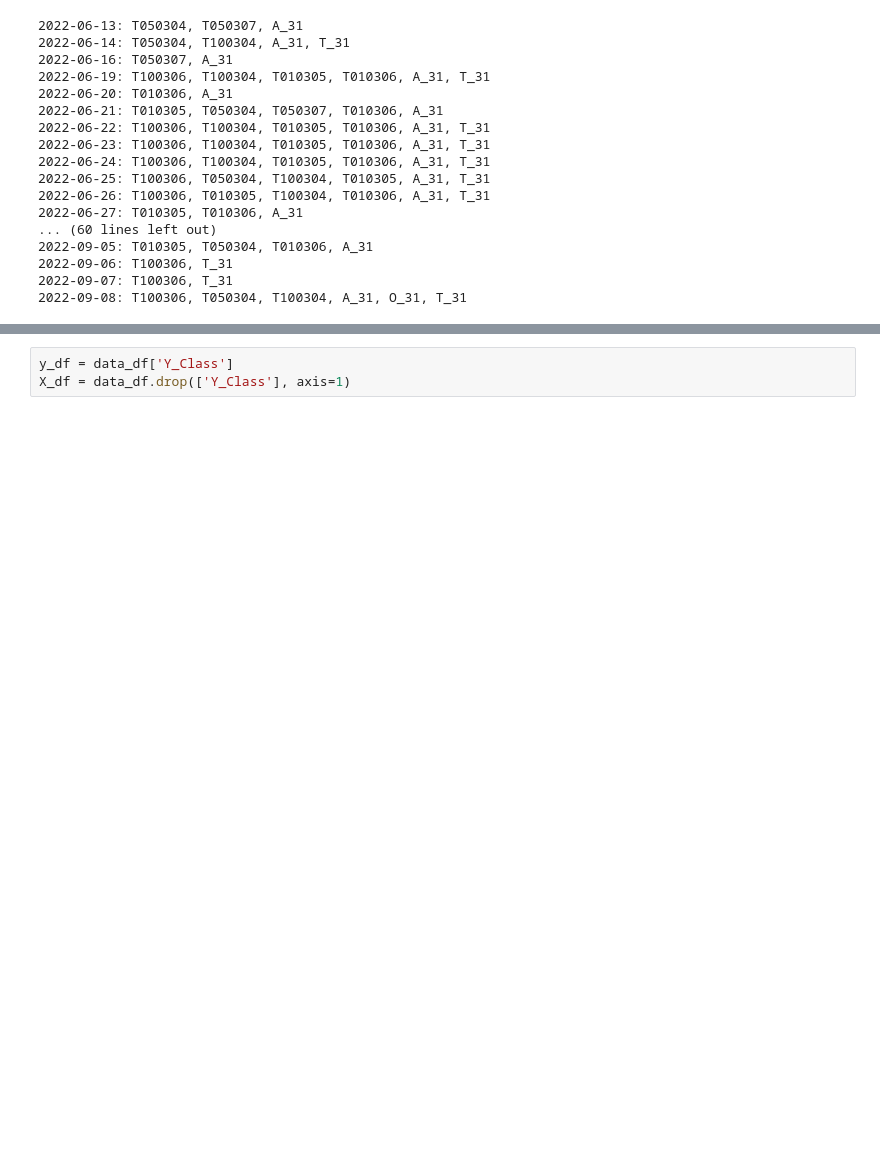
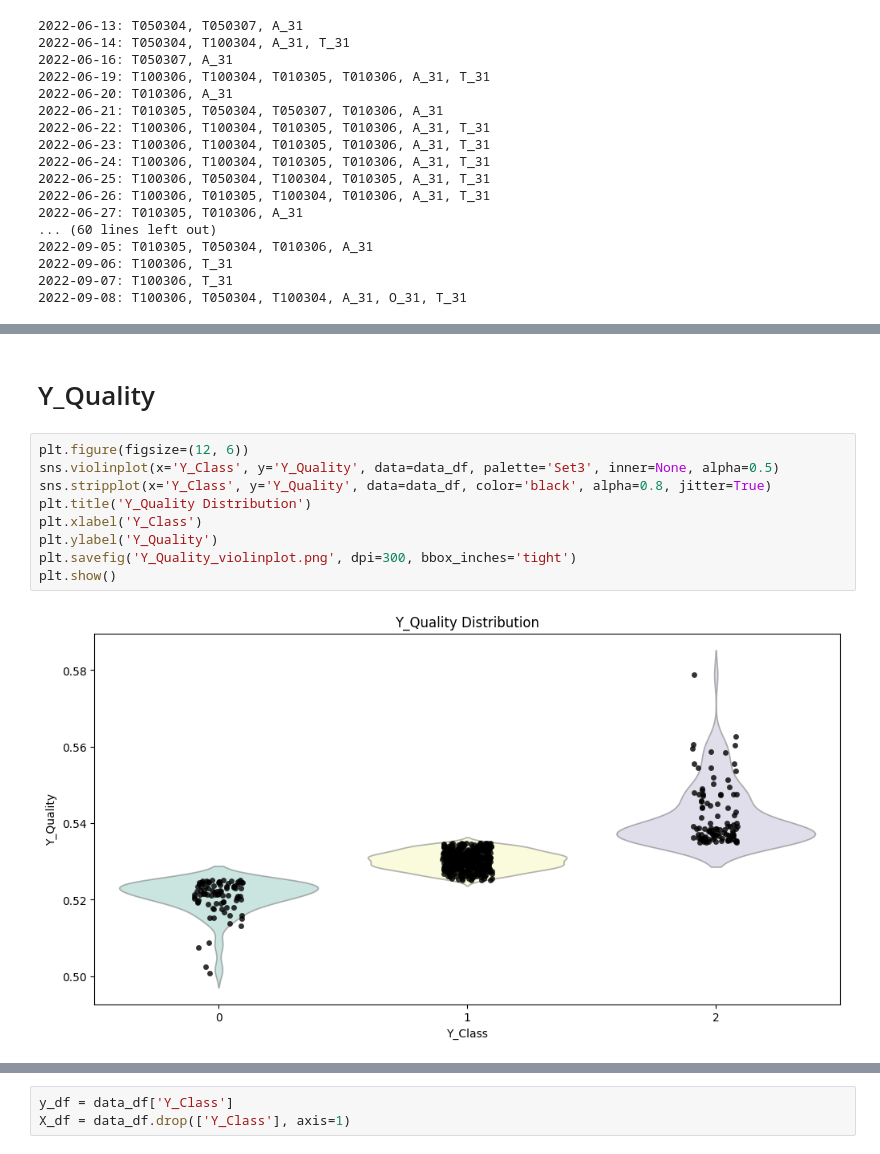
Before and after one commit to jangtaehun/dacon_study, a Jupyter notebook: 2023_smart_factory/2023.ipynb, the cells around one changed output, grey strips where cells are left out. Drawn from its saved outputs; the diff is of its cells as text; blank space fills up the shorter version.

```diff
--- a/2023_smart_factory/2023.ipynb
+++ b/2023_smart_factory/2023.ipynb
@@ -302,0 +365,13 @@ for date, lines in date_lines.items():
+# %% [markdown]
+# Y_Quality
+# %%
+plt.figure(figsize=(12, 6))
+sns.violinplot(x='Y_Class', y='Y_Quality', data=data_df, palette='Set3', inner=None, alpha=0.5)
+sns.stripplot(x='Y_Class', y='Y_Quality', data=data_df, color='black', alpha=0.8, jitter=True)
+plt.title('Y_Quality Distribution')
+plt.xlabel('Y_Class')
+plt.ylabel('Y_Quality')
+plt.savefig('Y_Quality_violinplot.png', dpi=300, bbox_inches='tight')
+plt.show()
+# %% [output]
+[figure, added]
```
Also changed, not shown: parts of 30 cells of this notebook, 21 other files.
